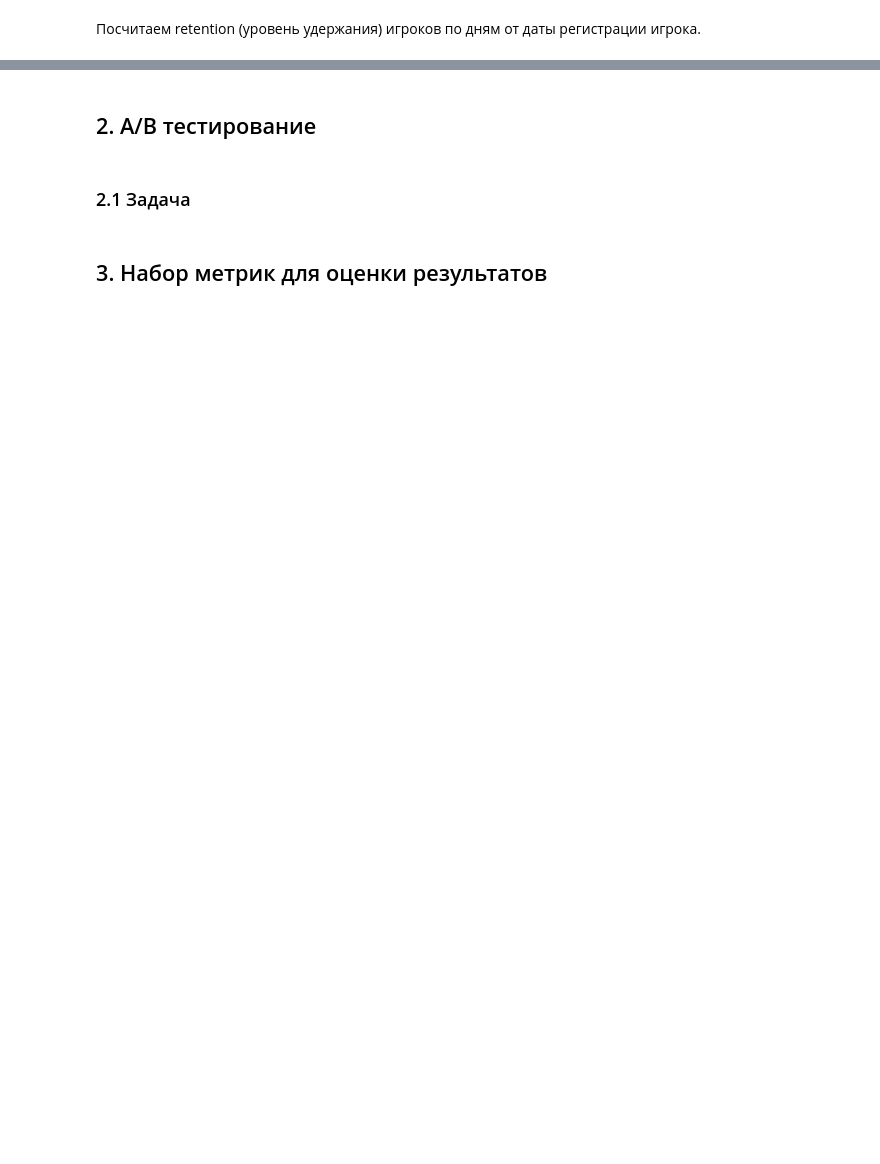
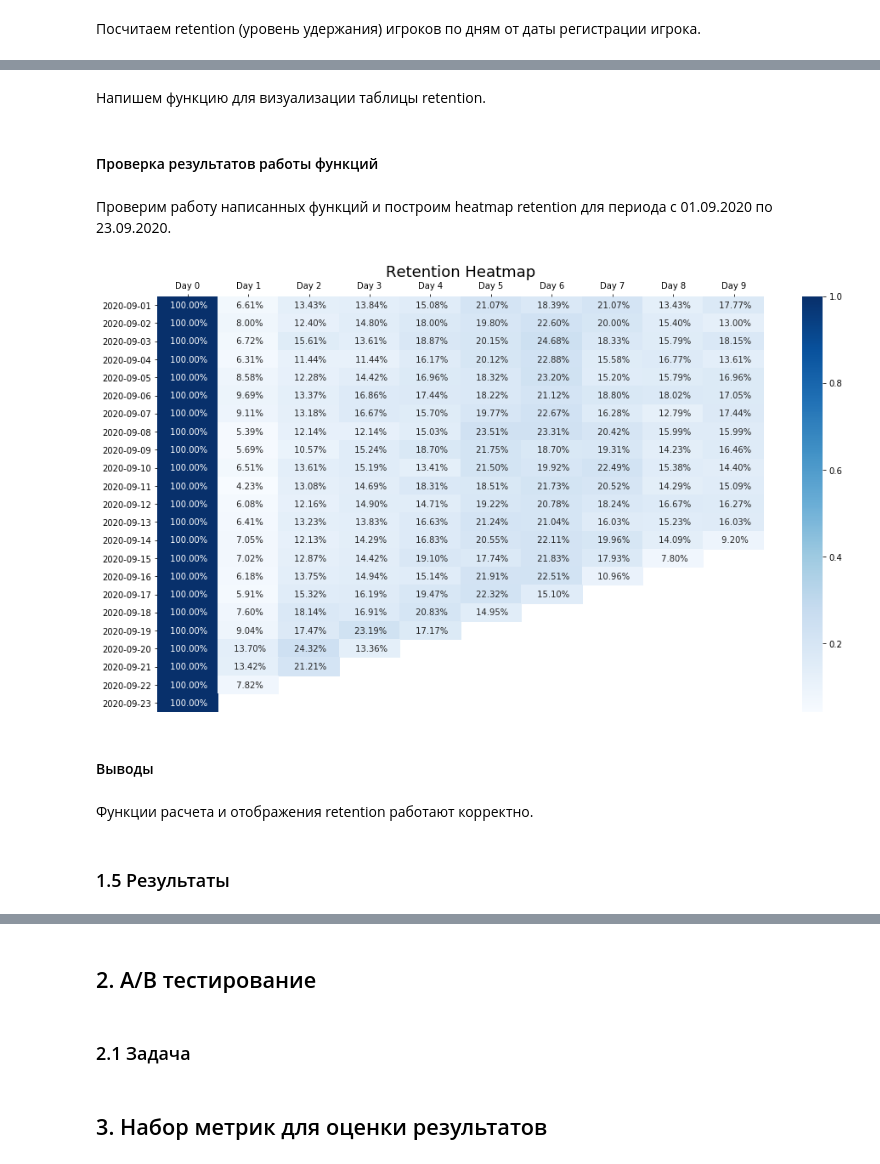
Before and after one commit to nktnlx/data_analysis_course, a Jupyter notebook: 37_final_project/final_project.ipynb, the cells around one changed output, grey strips where cells are left out. Drawn from its saved outputs; the diff is of its cells as text; code cells hidden in the pictures; blank space fills up the shorter version.

Commit message:
retention completed

```diff
--- a/37_final_project/final_project.ipynb
+++ b/37_final_project/final_project.ipynb
@@ -443,2 +446,7 @@ round((auth_14.shape[0] - auth_14_cleaned.shape[0]) * 100 / auth_14.shape[0], 2)
 # %% [markdown]
 Посчитаем retention (уровень удержания) игроков по дням от даты регистрации игрока.
+# %%
+# объединим таблицы в один датафрейм по uid
+data = auth_14_cleaned.merge(reg_14, how='left', on='uid')
+
+data
@@ -444,0 +476,6 @@ round((auth_14.shape[0] - auth_14_cleaned.shape[0]) * 100 / auth_14.shape[0], 2)
+# %%
+# уберем пользователей без времени регистрации
+data.dropna(subset=['reg_ts'], inplace=True)
+# %%
+# сбросим индекс
+data.reset_index(drop=True, inplace=True)
@@ -444,0 +567,2 @@ round((auth_14.shape[0] - auth_14_cleaned.shape[0]) * 100 / auth_14.shape[0], 2)
+# %% [markdown]
+Напишем функцию для визуализации таблицы retention.
@@ -444,0 +611,18 @@ round((auth_14.shape[0] - auth_14_cleaned.shape[0]) * 100 / auth_14.shape[0], 2)
+# %% [markdown]
+#### Проверка результатов работы функций
+# %% [markdown]
+Проверим работу написанных функций и построим heatmap retention для периода с 01.09.2020 по 23.09.2020.
+# %%
+# посчитаем retention
+retention_test = retention(data, min_date='2020-09-01', max_date='2020-09-24')
+# %%
+# построим heatmap с сохранением результата в jpg файл
+plot_retention(retention_test, product_lt=23, user_lt=10, savefig=True)
+# %% [output]
+[figure, added]
+# %% [markdown]
+#### Выводы
+# %% [markdown]
+Функции расчета и отображения retention работают корректно.
+# %% [markdown]
+### 1.5 Результаты
```
Also changed, not shown: parts of 15 cells of this notebook, 1 other file.
